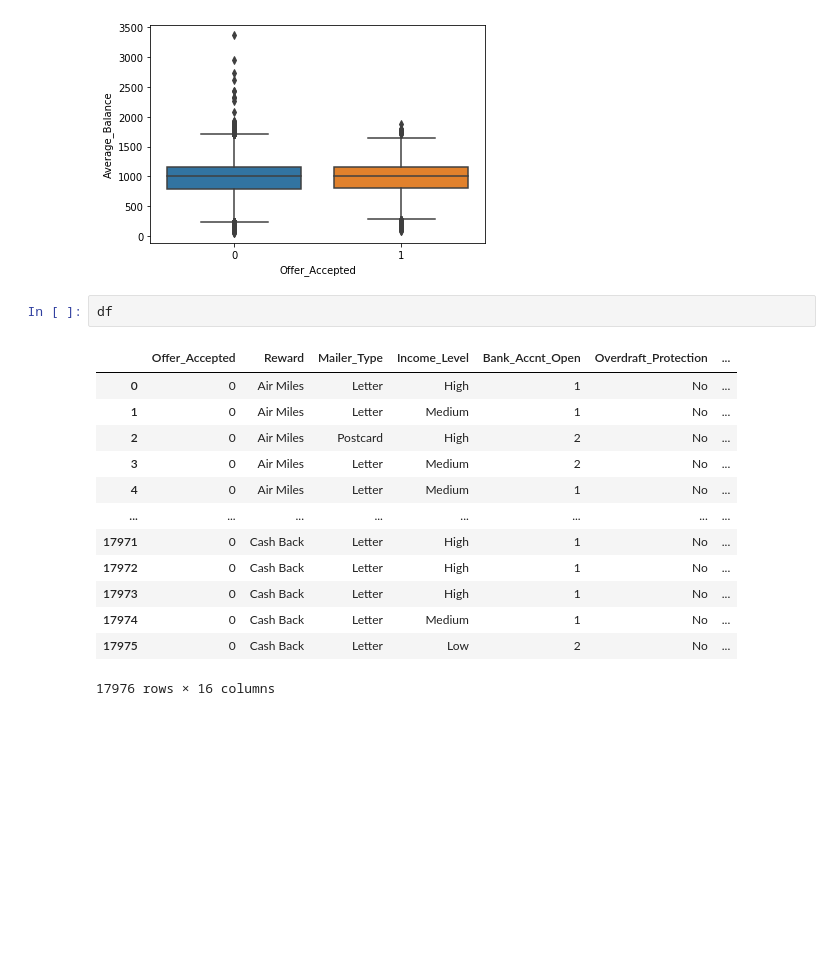
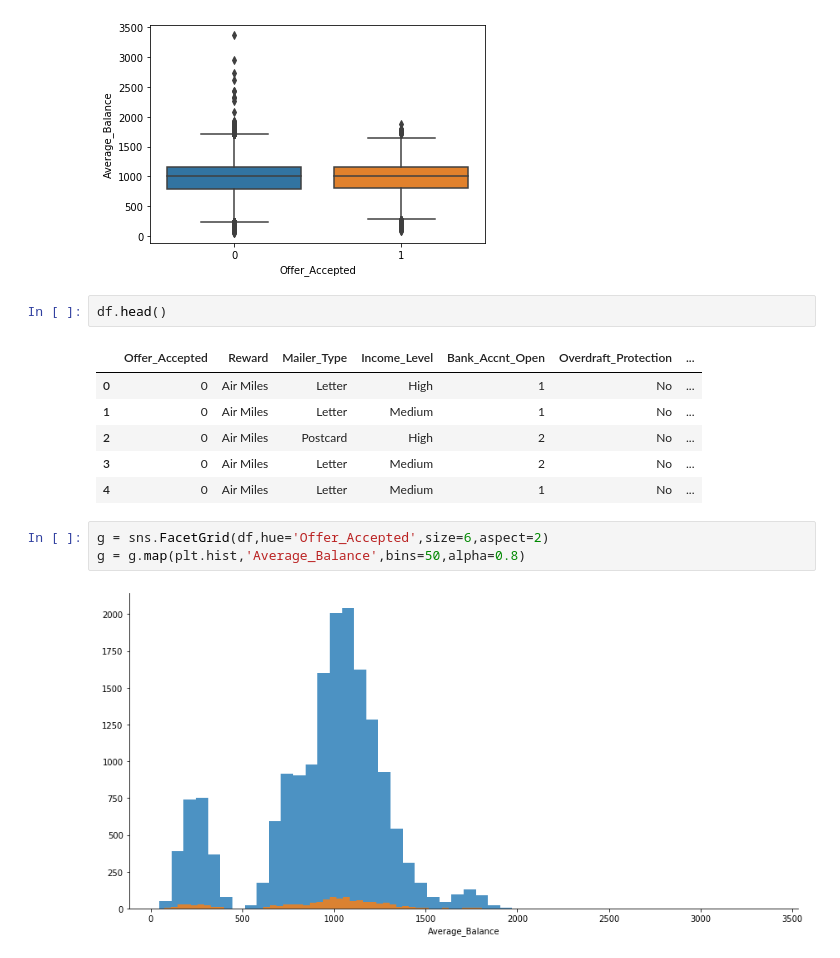
Before and after one commit to x-conx/Purwadhika_Projct_Finale, a Jupyter notebook: CreditCard Acceptance - Data Visualisation.ipynb, the cells around one changed output. Saved outputs shown, nothing was run; the diff lists cells and outputs as text; blank space fills up the shorter version.

```diff
--- a/CreditCard Acceptance - Data Visualisation.ipynb
+++ b/CreditCard Acceptance - Data Visualisation.ipynb
@@ -296,7 +303,7 @@ sns.boxplot(data=df,x='Offer_Accepted',y='Average_Balance')
 <matplotlib.axes._subplots.AxesSubplot at 0x...>
 [figure]
 # %%
-df
+df.head()
 # %% [output]
 |  | Offer_Accepted | Reward | Mailer_Type | Income_Level | Bank_Accnt_Open | Overdraft_Protection | ... |
 | 0 | 0 | Air Miles | Letter | High | 1 | No | ... |
@@ -304,10 +311,8 @@ df
 | 2 | 0 | Air Miles | Postcard | High | 2 | No | ... |
 | 3 | 0 | Air Miles | Letter | Medium | 2 | No | ... |
 | 4 | 0 | Air Miles | Letter | Medium | 1 | No | ... |
-| ... | ... | ... | ... | ... | ... | ... | ... |
-| 17971 | 0 | Cash Back | Letter | High | 1 | No | ... |
-| 17972 | 0 | Cash Back | Letter | High | 1 | No | ... |
-| 17973 | 0 | Cash Back | Letter | High | 1 | No | ... |
-| 17974 | 0 | Cash Back | Letter | Medium | 1 | No | ... |
-| 17975 | 0 | Cash Back | Letter | Low | 2 | No | ... |
-17976 rows × 16 columns
+# %%
+g = sns.FacetGrid(df,hue='Offer_Accepted',size=6,aspect=2)
+g = g.map(plt.hist,'Average_Balance',bins=50,alpha=0.8)
+# %% [output]
+[figure, added]
```
Also changed, not shown: parts of 1 cell of this notebook.
